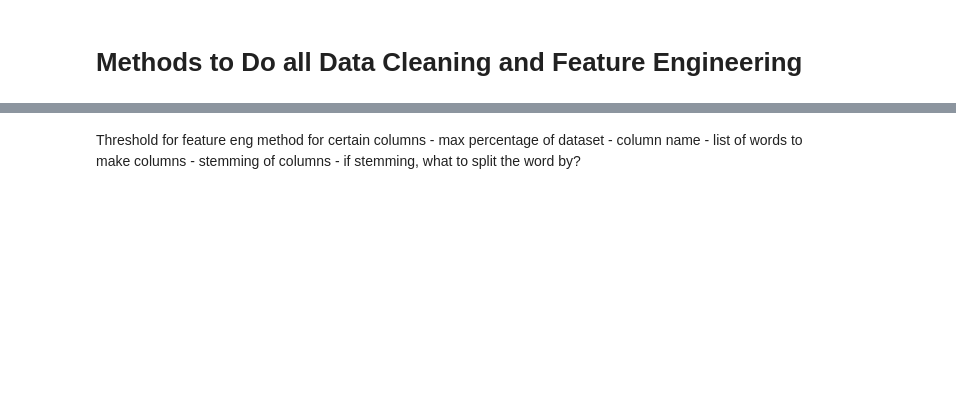
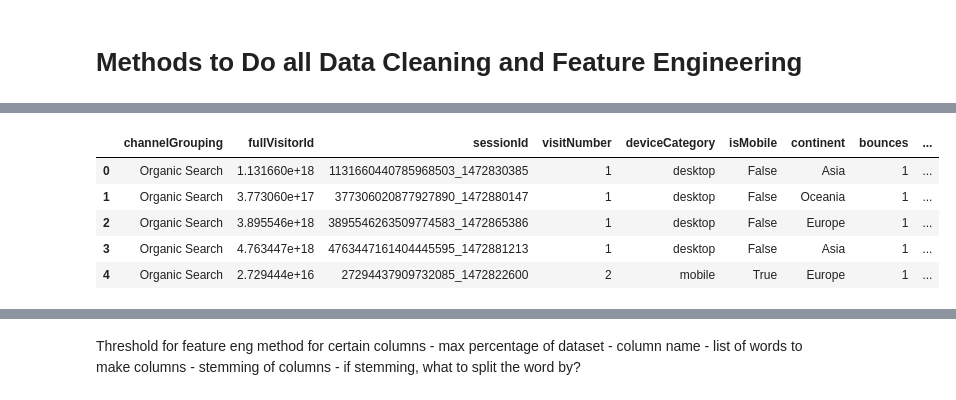
Before and after one commit to j2colaco/customer_revenue_prediction, a Jupyter notebook: data_cleaning_exploration.ipynb, the cells around one changed output, grey strips where cells are left out. Cells and saved outputs as stored; diff of their text form; code cells hidden in the pictures; blank space fills up the shorter version.

```diff
--- a/data_cleaning_exploration.ipynb
+++ b/data_cleaning_exploration.ipynb
@@ -2089,0 +1048,3 @@ def feature_eng(data, is_stemming, split_char, lst_cols):
+# %%
+%%time
+train_data_v2 = feature_eng(train_data_v1)
@@ -2089,0 +1075,9 @@ def feature_eng(data, is_stemming, split_char, lst_cols):
+# %%
+train_data_v2.head()
+# %% [output]
+|  | channelGrouping | fullVisitorId | sessionId | visitNumber | deviceCategory | isMobile | continent | bounces | ... |
+| 0 | Organic Search | 1.131660e+18 | 1131660440785968503_1472830385 | 1 | desktop | False | Asia | 1 | ... |
+| 1 | Organic Search | 3.773060e+17 | 377306020877927890_1472880147 | 1 | desktop | False | Oceania | 1 | ... |
+| 2 | Organic Search | 3.895546e+18 | 3895546263509774583_1472865386 | 1 | desktop | False | Europe | 1 | ... |
+| 3 | Organic Search | 4.763447e+18 | 4763447161404445595_1472881213 | 1 | desktop | False | Asia | 1 | ... |
+| 4 | Organic Search | 2.729444e+16 | 27294437909732085_1472822600 | 2 | mobile | True | Europe | 1 | ... |
```
Also changed, not shown: parts of 200 cells of this notebook, 2 other files.
